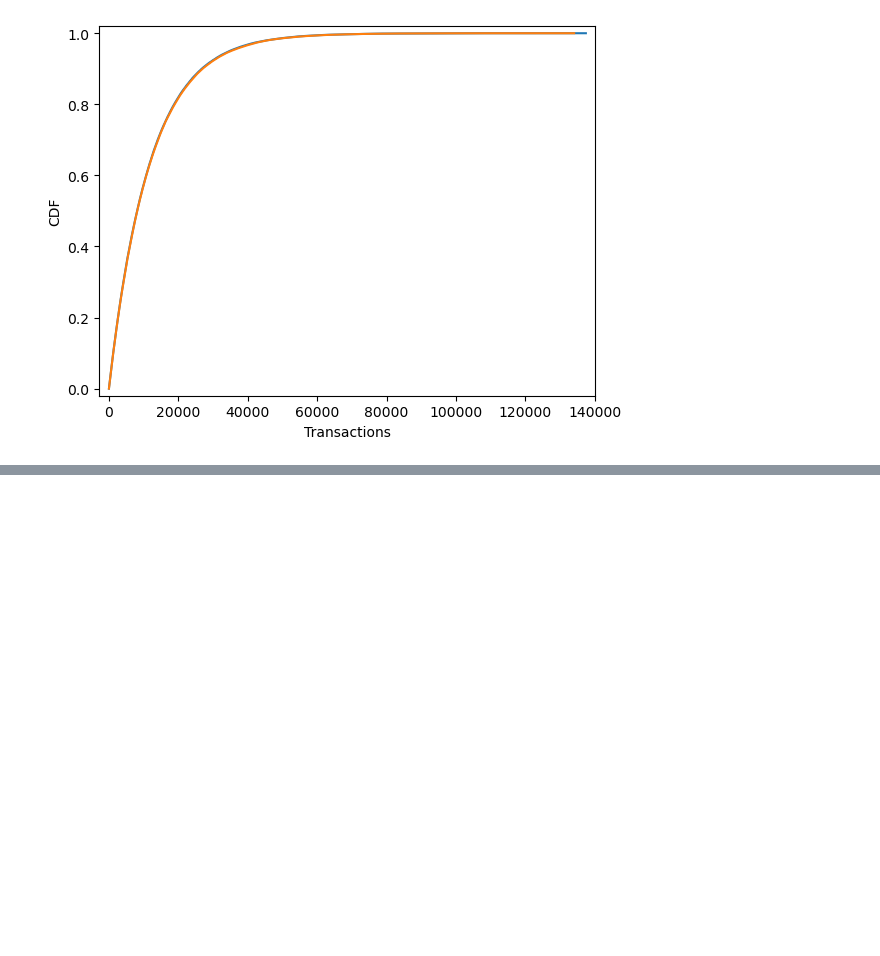
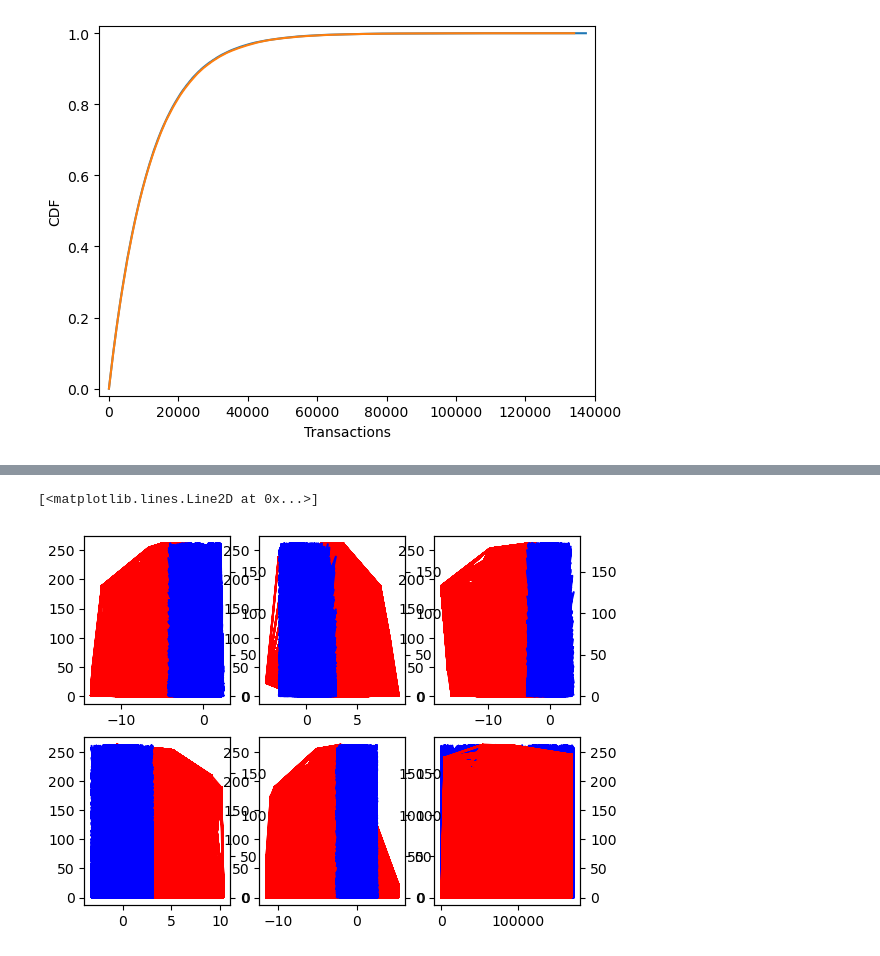
Before and after one commit to Amrutha-Ve/DataScience, a Jupyter notebook: Projects/Fraud Detection/FradulantTransactions.ipynb, the cells around one changed output, grey strips where cells are left out. Drawn from its saved outputs; the diff is of its cells as text; code cells hidden in the pictures; blank space fills up the shorter version.

```diff
--- a/Projects/Fraud Detection/FradulantTransactions.ipynb
+++ b/Projects/Fraud Detection/FradulantTransactions.ipynb
@@ -472,0 +498,28 @@ df_data.to_csv(filepath)
+# %%
+fig, ax = plt.subplots(2,3)
+ax[0,0].plot(df_frauds_without_outliers["V1"], df_frauds_without_outliers["Amount"], color="r")
+ax2 = ax[0,0].twinx()
+ax2.plot(df_no_frauds_without_outliers["V1"], df_no_frauds_without_outliers["Amount"], color="b")
+
+ax[0,1].plot(df_frauds_without_outliers["V2"], df_frauds_without_outliers["Amount"], color="r")
+ax2 = ax[0,1].twinx()
+ax2.plot(df_no_frauds_without_outliers["V2"], df_no_frauds_without_outliers["Amount"], color="b")
+
+ax[0,2].plot(df_frauds_without_outliers["V3"], df_frauds_without_outliers["Amount"], color="r")
+ax2 = ax[0,2].twinx()
+ax2.plot(df_no_frauds_without_outliers["V3"], df_no_frauds_without_outliers["Amount"], color="b")
+
+ax[1,0].plot(df_frauds_without_outliers["V4"], df_frauds_without_outliers["Amount"], color="r")
+ax2 = ax[1,0].twinx()
+ax2.plot(df_no_frauds_without_outliers["V4"], df_no_frauds_without_outliers["Amount"], color="b")
+
+ax[1,1].plot(df_frauds_without_outliers["V5"], df_frauds_without_outliers["Amount"], color="r")
+ax2 = ax[1,1].twinx()
+ax2.plot(df_no_frauds_without_outliers["V5"], df_no_frauds_without_outliers["Amount"], color="b")
+
+ax[1,2].plot(df_no_frauds_without_outliers["Time"], df_no_frauds_without_outliers["Amount"], color="b")
+ax2 = ax[1,2].twinx()
+ax2.plot(df_frauds_without_outliers["Time"], df_frauds_without_outliers["Amount"], color="r")
+# %% [output]
+[<matplotlib.lines.Line2D at 0x...>]
+[figure, added]
```
Also changed, not shown: parts of 5 cells of this notebook.
